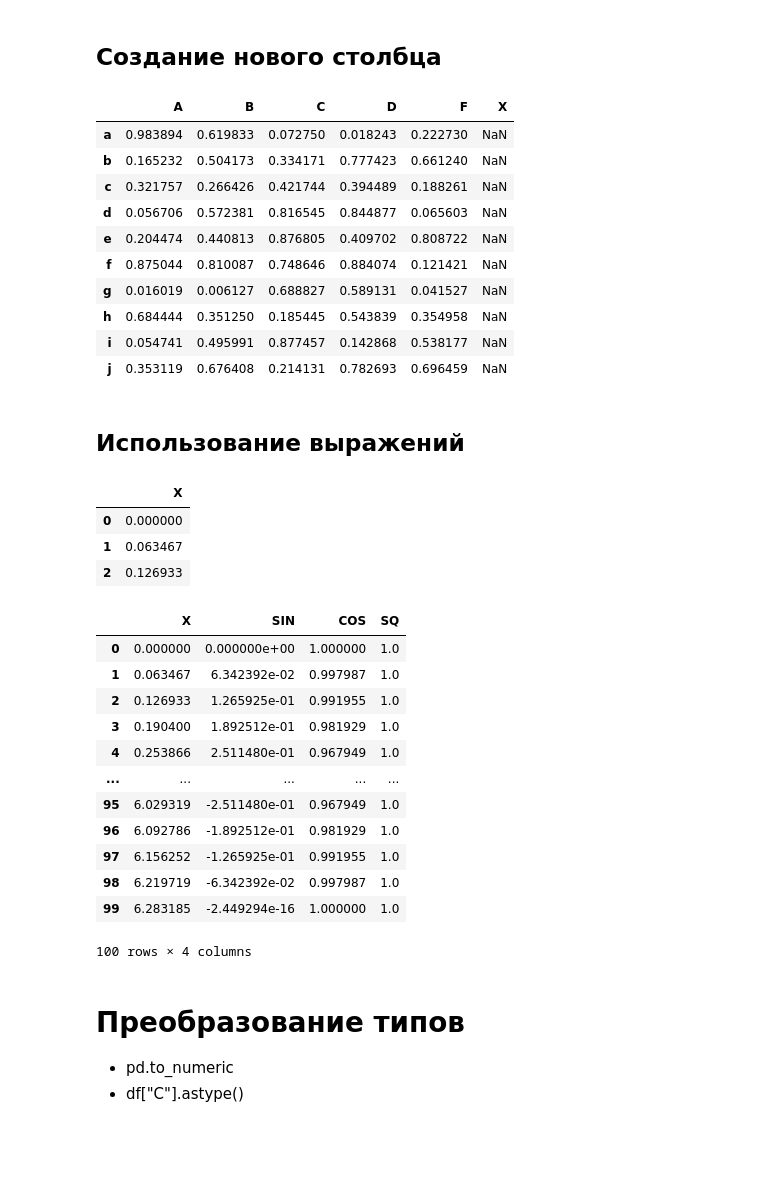
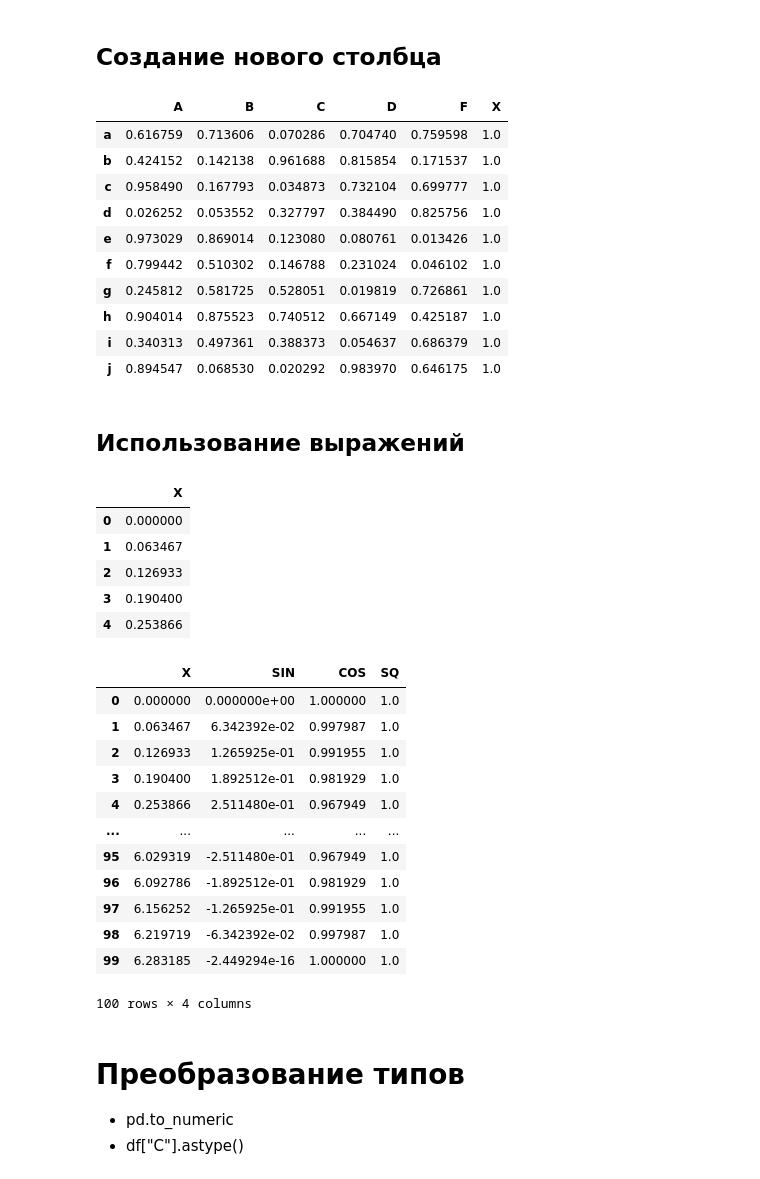
Before and after one commit to vitcpp/scientific_python, a Jupyter notebook: 09/pandas.ipynb, the cells around one changed output. Saved outputs shown, nothing was run; the diff lists cells and outputs as text; code cells hidden in the pictures; blank space fills up the shorter version.

```diff
--- a/09/pandas.ipynb
+++ b/09/pandas.ipynb
@@ -286,25 +314,25 @@ df.at["a", "A"];
 ## Создание нового столбца
 # %%
 df = pd.DataFrame(np.random.rand(10, 5), index = list("abcdefghij"), columns=list("ABCDF"))
-df["X"] = np.nan
+df["X"] = 1.0
 df
 # %% [output]
 |  | A | B | C | D | F | X |
-| a | 0.983894 | 0.619833 | 0.072750 | 0.018243 | 0.222730 | NaN |
-| b | 0.165232 | 0.504173 | 0.334171 | 0.777423 | 0.661240 | NaN |
-| c | 0.321757 | 0.266426 | 0.421744 | 0.394489 | 0.188261 | NaN |
-| d | 0.056706 | 0.572381 | 0.816545 | 0.844877 | 0.065603 | NaN |
-| e | 0.204474 | 0.440813 | 0.876805 | 0.409702 | 0.808722 | NaN |
-| f | 0.875044 | 0.810087 | 0.748646 | 0.884074 | 0.121421 | NaN |
-| g | 0.016019 | 0.006127 | 0.688827 | 0.589131 | 0.041527 | NaN |
-| h | 0.684444 | 0.351250 | 0.185445 | 0.543839 | 0.354958 | NaN |
-| i | 0.054741 | 0.495991 | 0.877457 | 0.142868 | 0.538177 | NaN |
-| j | 0.353119 | 0.676408 | 0.214131 | 0.782693 | 0.696459 | NaN |
+| a | 0.616759 | 0.713606 | 0.070286 | 0.704740 | 0.759598 | 1.0 |
+| b | 0.424152 | 0.142138 | 0.961688 | 0.815854 | 0.171537 | 1.0 |
+| c | 0.958490 | 0.167793 | 0.034873 | 0.732104 | 0.699777 | 1.0 |
+| d | 0.026252 | 0.053552 | 0.327797 | 0.384490 | 0.825756 | 1.0 |
+| e | 0.973029 | 0.869014 | 0.123080 | 0.080761 | 0.013426 | 1.0 |
+| f | 0.799442 | 0.510302 | 0.146788 | 0.231024 | 0.046102 | 1.0 |
+| g | 0.245812 | 0.581725 | 0.528051 | 0.019819 | 0.726861 | 1.0 |
+| h | 0.904014 | 0.875523 | 0.740512 | 0.667149 | 0.425187 | 1.0 |
+| i | 0.340313 | 0.497361 | 0.388373 | 0.054637 | 0.686379 | 1.0 |
+| j | 0.894547 | 0.068530 | 0.020292 | 0.983970 | 0.646175 | 1.0 |
 # %% [markdown]
 ## Использование выражений
 # %%
 df = pd.DataFrame(np.linspace(0, 2*np.pi, 100), columns=["X"])
-display(df.head(3))
+display(df.head(5))
 df["SIN"] = np.sin(df["X"])
 df["COS"] = np.cos(df["X"])
 df["SQ"]  = df["SIN"] ** 2 + df["COS"] ** 2
@@ -314,6 +342,8 @@ display(df)
 | 0 | 0.000000 |
 | 1 | 0.063467 |
 | 2 | 0.126933 |
+| 3 | 0.190400 |
+| 4 | 0.253866 |
 |  | X | SIN | COS | SQ |
 | 0 | 0.000000 | 0.000000e+00 | 1.000000 | 1.0 |
 | 1 | 0.063467 | 6.342392e-02 | 0.997987 | 1.0 |
```
Also changed, not shown: parts of 17 cells of this notebook, 58 other files.
